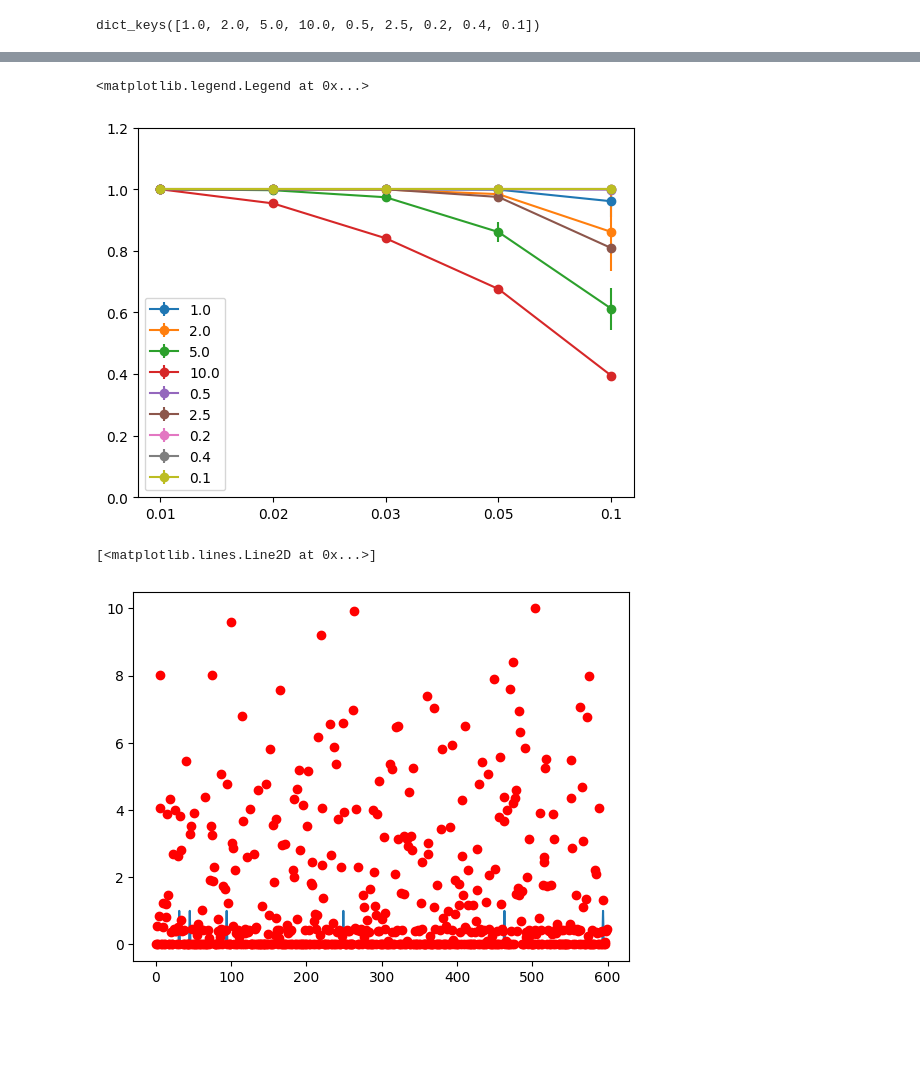
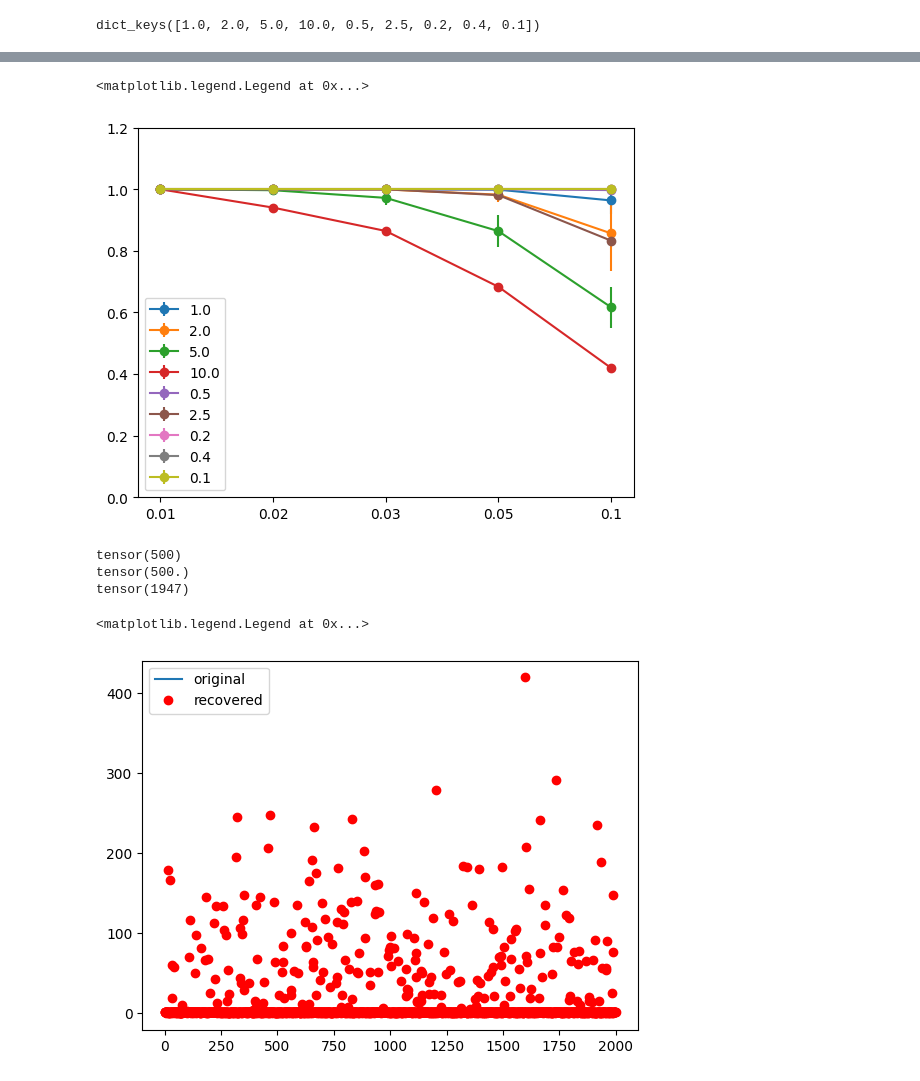
Before and after one commit to wormLove/DCNet, a Jupyter notebook: DCNet_Pytorch.ipynb, the cells around one changed output, grey strips where cells are left out. Cells and saved outputs as stored; diff of their text form; code cells hidden in the pictures; blank space fills up the shorter version.

```diff
--- a/DCNet_Pytorch.ipynb
+++ b/DCNet_Pytorch.ipynb
@@ -401,7 +401,7 @@ class ModuleD(nn.Module):
 
     def forward(self, x: torch.Tensor):
         out_ = self.fc1(x)
-        #out_ = self.activation2(out_)
+        out_ = self.activation2(out_)
         self.approximate_recurrence(out_)
         out_ = self.fc2(out_)
         out_f = self.activation2(out_)
@@ -584,17 +584,33 @@ for k, v in SimDict.items():
 plt.legend()
 # %% [output]
 <matplotlib.legend.Legend at 0x...>
-[figure, old version]
+[figure, new version]
 # %%
-n, m, s = 500, 600, 0.01
+n, m, s = 500, 2000, 0.01
 w_n = init_wights(n, m, 0.1)
 y = get_sparse_inputs(m, s)
 x = torch.mm(y, w_n.T)
 l = ModuleD(w_n)
 y_hat = l(x)
 
-plt.plot(y[0,:].numpy())
-plt.plot(y_hat[0,:].numpy(), 'o', color='r')
+w_l = torch.mm(w_n.T, w_n)
+print(torch.linalg.matrix_rank(w_l))
+
+s_flatten = torch.flatten(torch.mm(x, w_n), start_dim=0)
+selection_diag = torch.zeros(len(s_flatten))
+selection_indx = torch.argsort(s_flatten, descending=True)
+selection_diag[selection_indx[:n]] = 1
+print(torch.sum(selection_diag))
+
+A_m = torch.eye(m) + torch.mm(torch.diag(selection_diag), w_l) -   torch.diag(selection_diag)
+print(torch.linalg.matrix_rank(A_m))
+
+plt.plot(y[0,:].numpy(), label='original')
+plt.plot(y_hat[0,:].numpy(), 'o', color='r', label='recovered')
+plt.legend()
 # %% [output]
-[<matplotlib.lines.Line2D at 0x...>]
+tensor(500)
+tensor(500.)
+tensor(1947)
+<matplotlib.legend.Legend at 0x...>
-[figure, old version]
+[figure, new version]
```
Also changed, not shown: parts of 4 cells of this notebook.
